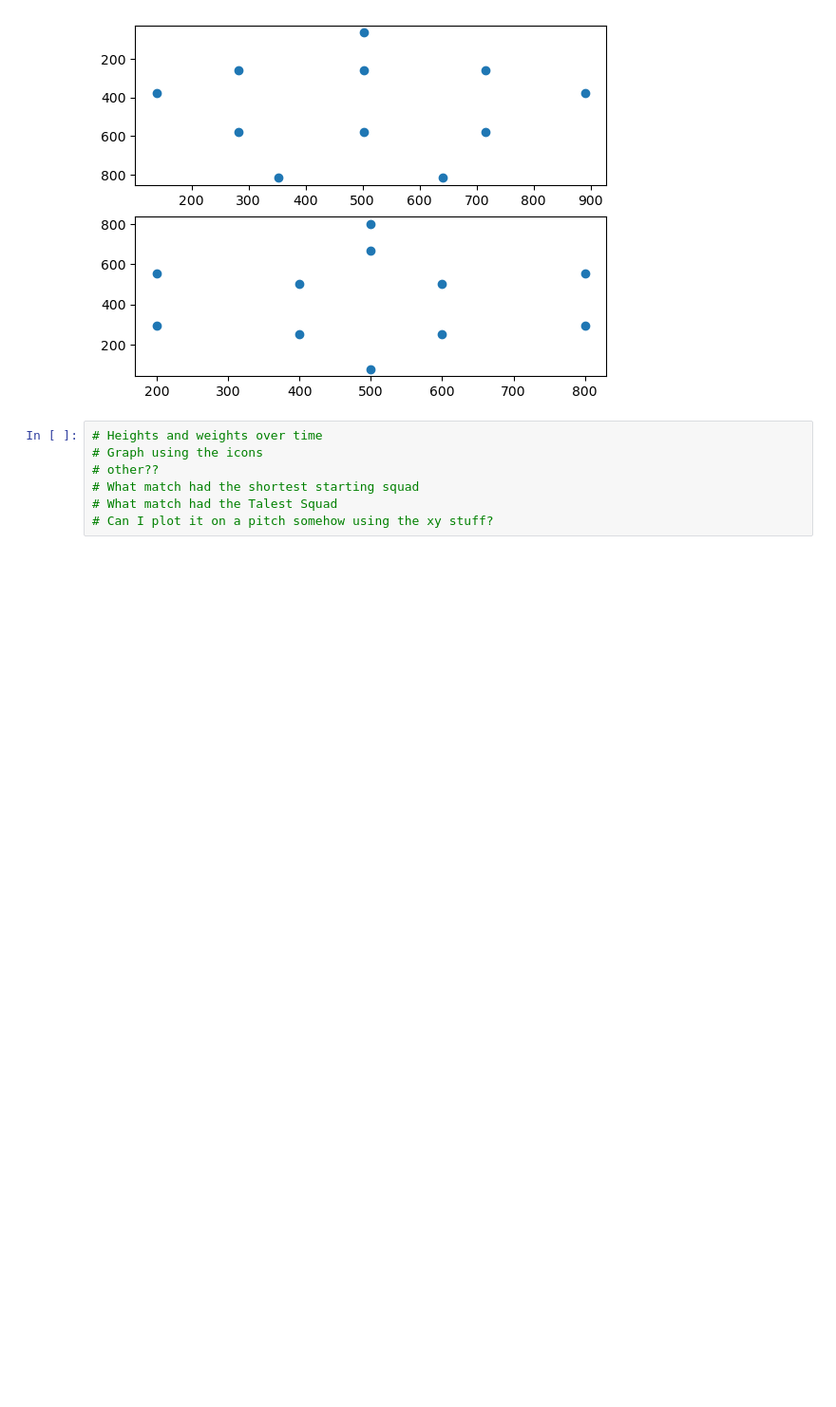
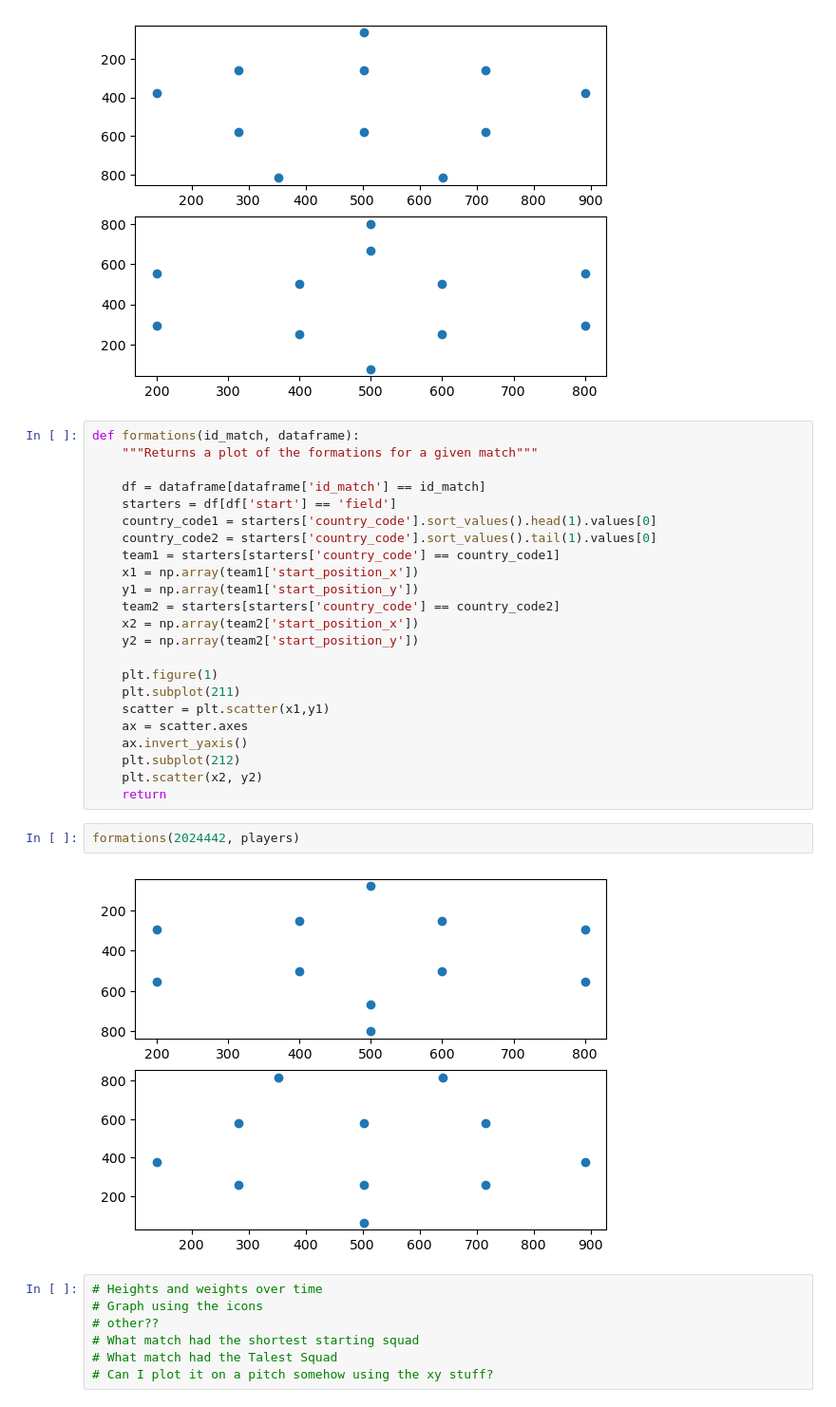
Before and after one commit to D-Walsh33/data-analysis, a Jupyter notebook: UEFA Euro Project/UEFA.ipynb, the cells around one changed output. Shown at 95% size. Cells and saved outputs as stored; diff of their text form; blank space fills up the shorter version.

Commit message:
Update UEFA.ipynb
Added formations function

```diff
--- a/UEFA Euro Project/UEFA.ipynb
+++ b/UEFA Euro Project/UEFA.ipynb
@@ -118,6 +118,33 @@ plt.scatter(x_AUT, y_AUT)
 # %% [output]
 <matplotlib.collections.PathCollection at 0x...>
 [figure]
+# %%
+def formations(id_match, dataframe):
+    """Returns a plot of the formations for a given match"""
+
+    df = dataframe[dataframe['id_match'] == id_match]
+    starters = df[df['start'] == 'field']
+    country_code1 = starters['country_code'].sort_values().head(1).values[0]
+    country_code2 = starters['country_code'].sort_values().tail(1).values[0]
+    team1 = starters[starters['country_code'] == country_code1]
+    x1 = np.array(team1['start_position_x'])
+    y1 = np.array(team1['start_position_y'])
+    team2 = starters[starters['country_code'] == country_code2]
+    x2 = np.array(team2['start_position_x'])
+    y2 = np.array(team2['start_position_y'])
+
+    plt.figure(1)
+    plt.subplot(211)
+    scatter = plt.scatter(x1,y1)
+    ax = scatter.axes
+    ax.invert_yaxis()
+    plt.subplot(212)
+    plt.scatter(x2, y2)
+    return
+# %%
+formations(2024442, players)
+# %% [output]
+[figure, added]
 # %%
 # Heights and weights over time
 # Graph using the icons
```
